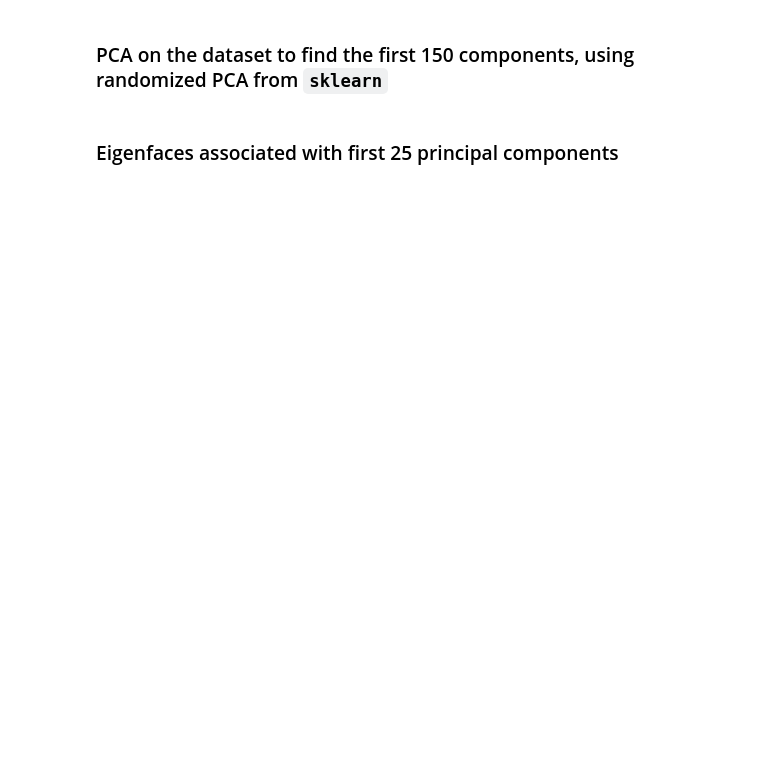
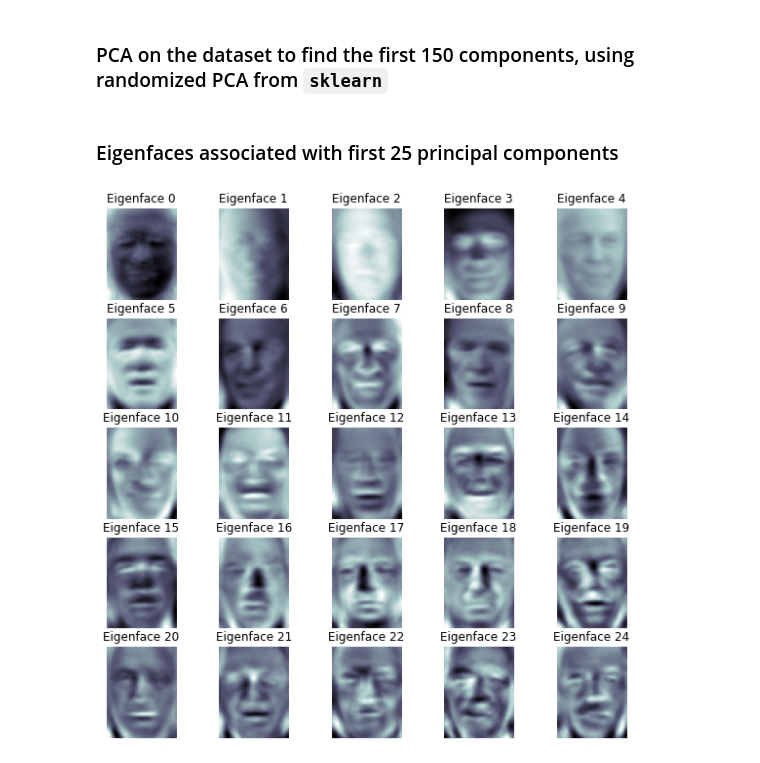
Before and after one commit to sheilsarda/Statistics_for_Data_Science, a Jupyter notebook: Homeworks/ese542_hw6_sheils/ESE542_HW6_Q5.ipynb, the cells around one changed output. Drawn from its saved outputs; the diff is of its cells as text; code cells hidden in the pictures; blank space fills up the shorter version.

```diff
--- a/Homeworks/ese542_hw6_sheils/ESE542_HW6_Q5.ipynb
+++ b/Homeworks/ese542_hw6_sheils/ESE542_HW6_Q5.ipynb
@@ -30,12 +33,14 @@ _ = faces_pca.fit(faces_dataset.data)
 # %%
 pca_eigenfaces = faces_pca.components_
 plt.rcParams['figure.figsize']=(10, 10)
 
 i = 0
 fig, axs = plt.subplots(5, 5)
 for r in range(5):
     for c in range(5):
-        axs[r, c].imshow(pca_eigenfaces[i], cmap=plt.cm.bone)
+        axs[r, c].imshow(pca_eigenfaces[i].reshape(faces_dataset.images.shape[1:]), cmap=plt.cm.bone)
         axs[r, c].set_title(str("Eigenface {}").format(i))
         axs[r, c].axis('off')
         i+=1
+# %% [output]
+[figure, added]
```
Also changed, not shown: parts of 3 cells of this notebook.
